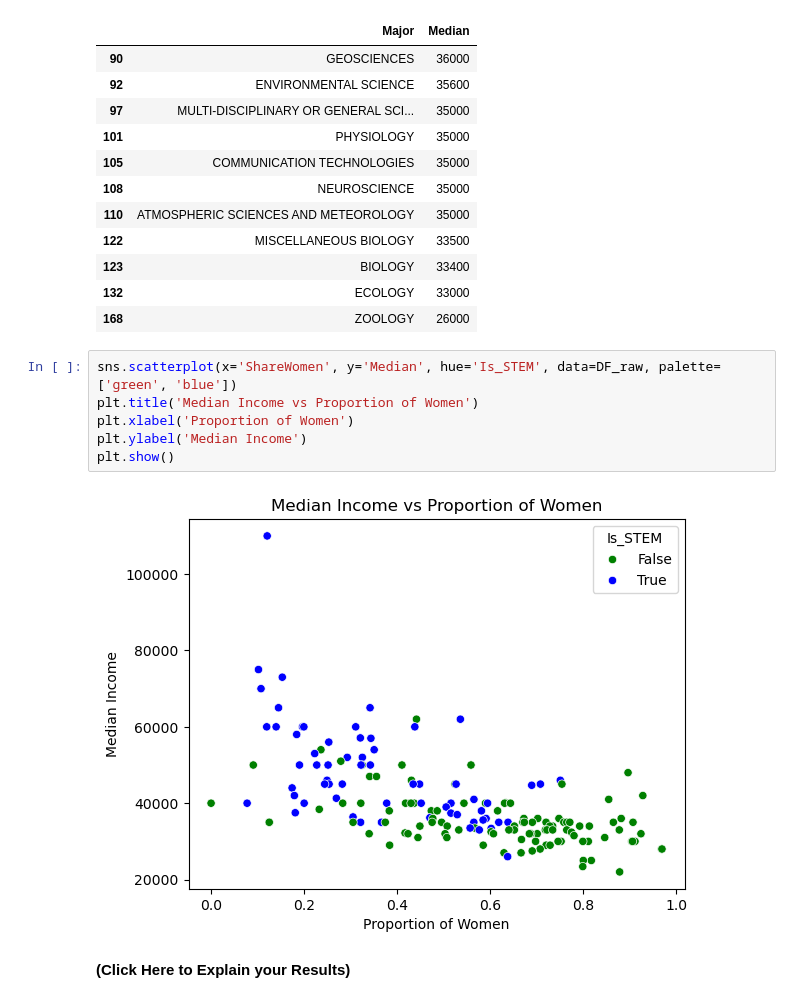
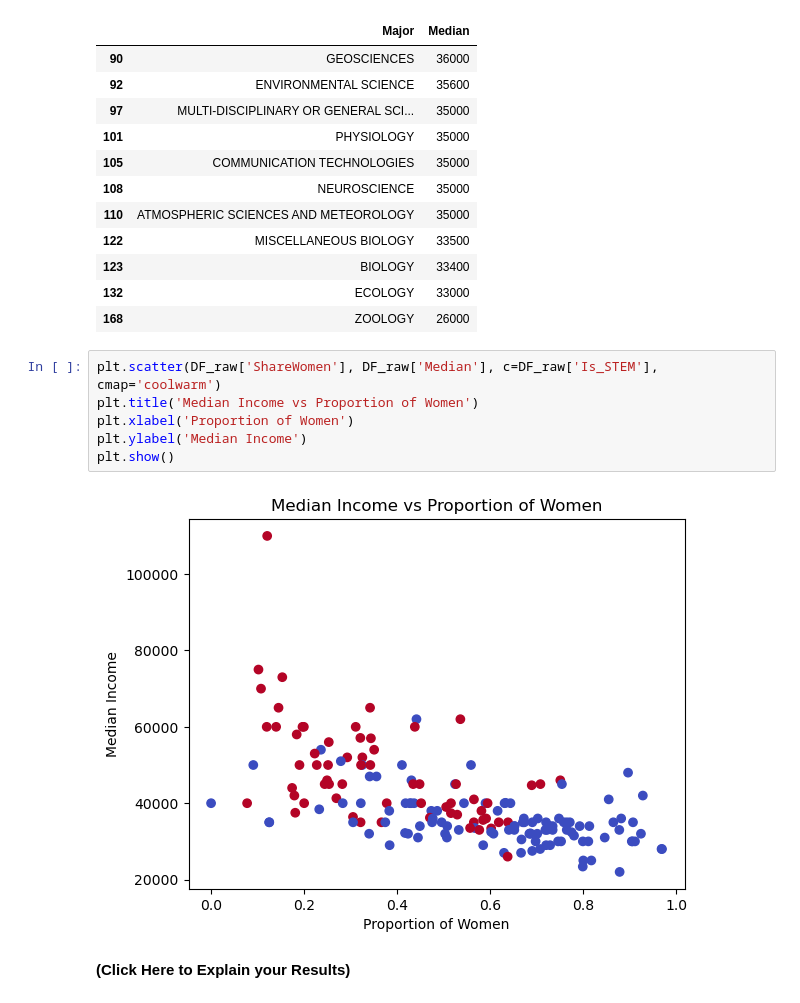
Before and after one commit to julianweber7/Day7, a Jupyter notebook: Day7-HW.ipynb, the cells around one changed output. Saved outputs shown, nothing was run; the diff lists cells and outputs as text.

```diff
--- a/Day7-HW.ipynb
+++ b/Day7-HW.ipynb
@@ -345,14 +358,14 @@ low_salary_stem_majors[['Major', 'Median']]
 | 123 | BIOLOGY | 33400 |
 | 132 | ECOLOGY | 33000 |
 | 168 | ZOOLOGY | 26000 |
-# %%
-sns.scatterplot(x='ShareWomen', y='Median', hue='Is_STEM', data=DF_raw, palette=['green', 'blue'])
-plt.title('Median Income vs Proportion of Women')
-plt.xlabel('Proportion of Women')
-plt.ylabel('Median Income')
-plt.show()
-# %% [output]
-[figure, removed]
+# %%
+plt.scatter(DF_raw['ShareWomen'], DF_raw['Median'], c=DF_raw['Is_STEM'], cmap='coolwarm')
+plt.title('Median Income vs Proportion of Women')
+plt.xlabel('Proportion of Women')
+plt.ylabel('Median Income')
+plt.show()
+# %% [output]
+[figure, added]
 # %% [markdown]
 **(Click Here to Explain your Results)**
 # %% [markdown]
```
Also changed, not shown: parts of 5 cells of this notebook.
